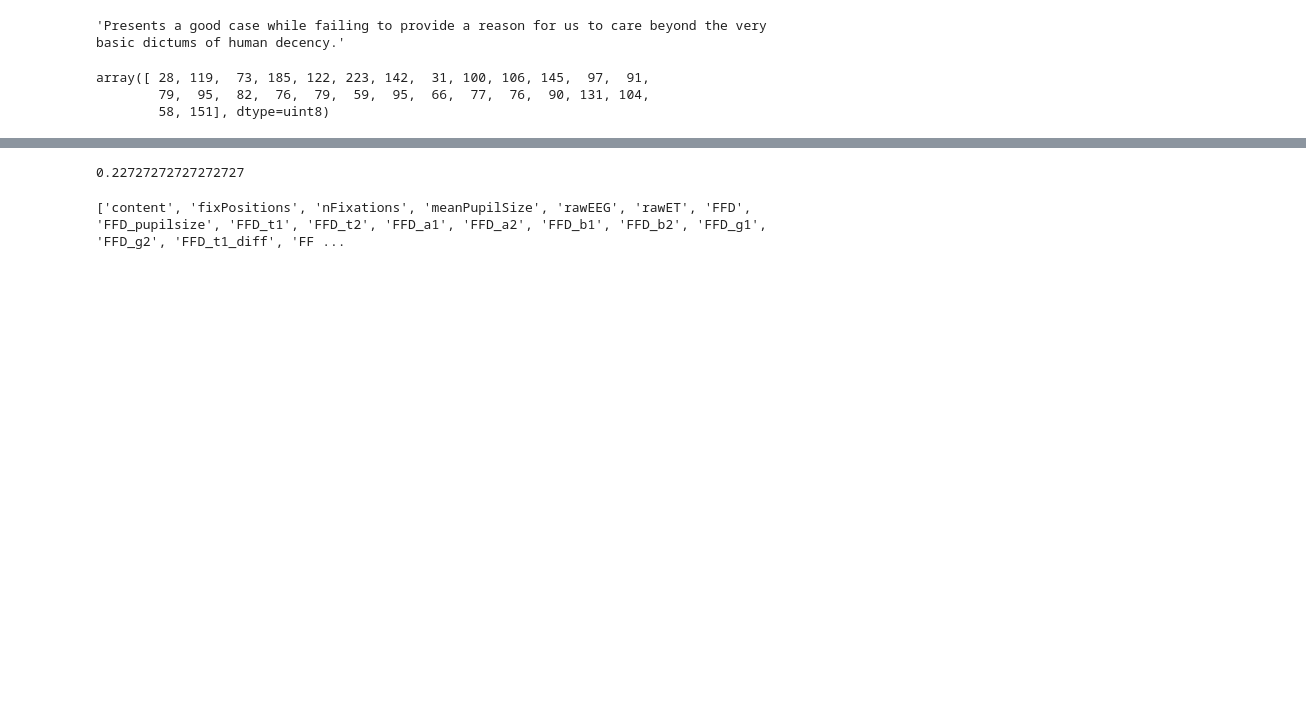
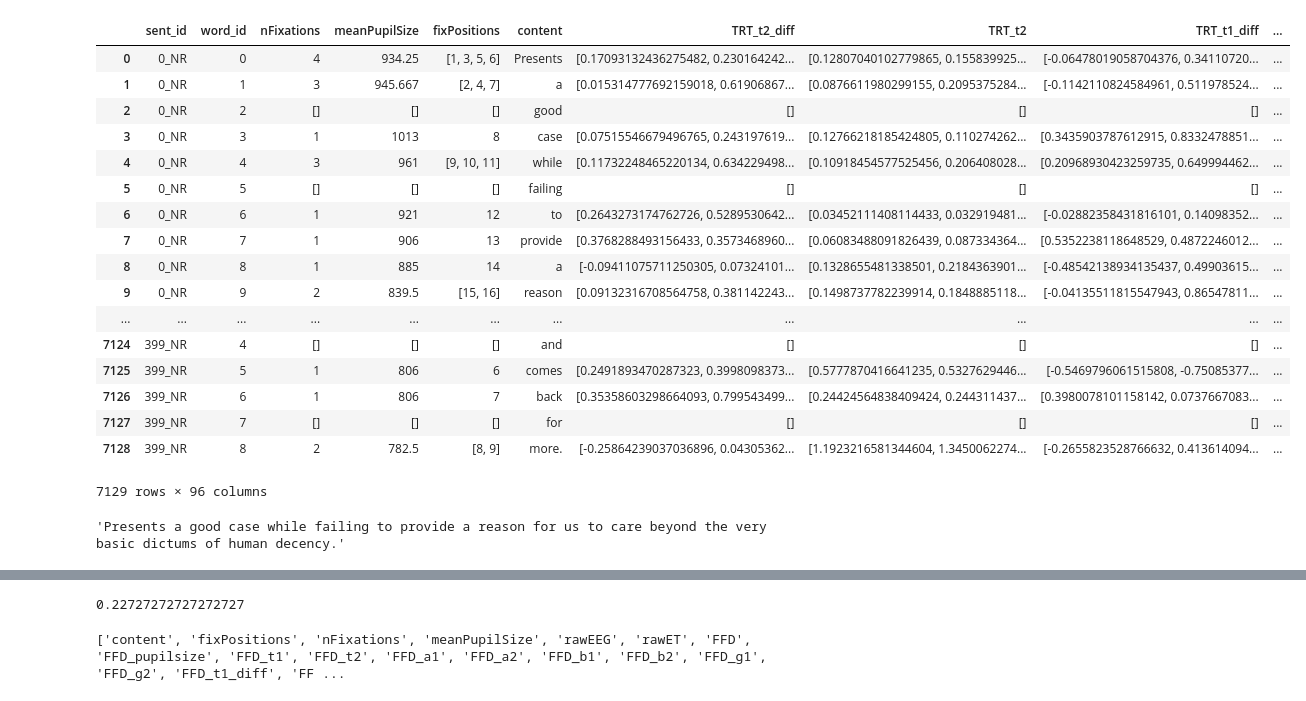
Before and after one commit to PosoSAgapo/NER-with-EEG-and-ET, a Jupyter notebook: data_preprocessing.ipynb, the cells around one changed output, grey strips where cells are left out. Drawn from its saved outputs; the diff is of its cells as text; code cells hidden in the pictures; blank space fills up the shorter version.

```diff
--- a/data_preprocessing.ipynb
+++ b/data_preprocessing.ipynb
@@ -20,20 +18,56 @@ getattr(data[0],data[0]._fieldnames[0])
 # %%
-def mk_dataframe(task:str, subject:int, word=False):
+def mk_dataframe(task:str, subject:int):
     """
-        Args: Sentence level data for a single subject.
-        Return: dataframe.
+        Args: Task number ("task1", "task2", "task3" , test subject(0-11).
+        Return: DataFrame on word level.
     """
     files = get_files(task)
     data = io.loadmat(files[subject], squeeze_me=True, struct_as_record=False)['sentenceData']
-    fields = sorted(list(set([field for sent in data for field in sent._fieldnames if field != 'word'])))
-    df = pd.DataFrame(index=range(1,len(data)+1), columns=[fields])
+
+    n_words = sum([len(sent.word) for sent in data])
+    fields = list(set(field for sent in data for word in sent.word for field in word._fieldnames\
+                 if not field.startswith('raw')))
+    fields = sorted(fields, reverse=True)
+
+    fields.insert(0, 'word_id')
+    fields.insert(0, 'sent_id')
+
+    df = pd.DataFrame(index=range(n_words), columns=[fields])
+    k = 0
     for i, sent in enumerate(data):
-        df.iloc[i] = [getattr(sent, field) if hasattr(sent, field) else 'NaN' for field in fields]
+        for j, word in enumerate(sent.word):
+            df.iloc[k, 0] = str(i) + '_NR' if task=='task1' or task=='task2' else str(i) + '_TSR'
+            df.iloc[k, 1] = j
+            df.iloc[k, 2:] = [getattr(word, field) if hasattr(word, field) else np.nan\
+                              for field in fields[2:]]
+            k += 1
+
     return df
 # %%
 files_task1 = get_files('task1')
 files_task2 = get_files('task2')
 files_task3 = get_files('task3')
+# %%
+mk_dataframe('task1', 0)
+# %% [output]
+|  | sent_id | word_id | nFixations | meanPupilSize | fixPositions | content | TRT_t2_diff | TRT_t2 | TRT_t1_diff | ... |
+| 0 | 0_NR | 0 | 4 | 934.25 | [1, 3, 5, 6] | Presents | [0.17093132436275482, 0.230164242... | [0.12807040102779865, 0.155839925... | [-0.06478019058704376, 0.34110720... | ... |
+| 1 | 0_NR | 1 | 3 | 945.667 | [2, 4, 7] | a | [0.015314777692159018, 0.61906867... | [0.0876611980299155, 0.2095375284... | [-0.1142110824584961, 0.511978524... | ... |
+| 2 | 0_NR | 2 | [] | [] | [] | good | [] | [] | [] | ... |
+| 3 | 0_NR | 3 | 1 | 1013 | 8 | case | [0.07515546679496765, 0.243197619... | [0.12766218185424805, 0.110274262... | [0.3435903787612915, 0.8332478851... | ... |
+| 4 | 0_NR | 4 | 3 | 961 | [9, 10, 11] | while | [0.11732248465220134, 0.634229498... | [0.10918454577525456, 0.206408028... | [0.20968930423259735, 0.649994462... | ... |
+| 5 | 0_NR | 5 | [] | [] | [] | failing | [] | [] | [] | ... |
+| 6 | 0_NR | 6 | 1 | 921 | 12 | to | [0.2643273174762726, 0.5289530642... | [0.03452111408114433, 0.032919481... | [-0.02882358431816101, 0.14098352... | ... |
+| 7 | 0_NR | 7 | 1 | 906 | 13 | provide | [0.3768288493156433, 0.3573468960... | [0.06083488091826439, 0.087334364... | [0.5352238118648529, 0.4872246012... | ... |
+| 8 | 0_NR | 8 | 1 | 885 | 14 | a | [-0.09411075711250305, 0.07324101... | [0.1328655481338501, 0.2184363901... | [-0.48542138934135437, 0.49903615... | ... |
+| 9 | 0_NR | 9 | 2 | 839.5 | [15, 16] | reason | [0.09132316708564758, 0.381142243... | [0.1498737782239914, 0.1848885118... | [-0.04135511815547943, 0.86547811... | ... |
+| ... | ... | ... | ... | ... | ... | ... | ... | ... | ... | ... |
+| 7124 | 399_NR | 4 | [] | [] | [] | and | [] | [] | [] | ... |
+| 7125 | 399_NR | 5 | 1 | 806 | 6 | comes | [0.2491893470287323, 0.3998098373... | [0.5777870416641235, 0.5327629446... | [-0.5469796061515808, -0.75085377... | ... |
+| 7126 | 399_NR | 6 | 1 | 806 | 7 | back | [0.35358603298664093, 0.799543499... | [0.24424564838409424, 0.244311437... | [0.3980078101158142, 0.0737667083... | ... |
+| 7127 | 399_NR | 7 | [] | [] | [] | for | [] | [] | [] | ... |
+| 7128 | 399_NR | 8 | 2 | 782.5 | [8, 9] | more. | [-0.25864239037036896, 0.04305362... | [1.1923216581344604, 1.3450062274... | [-0.2655823528766632, 0.413614094... | ... |
+7129 rows × 96 columns
 # %%
 # index of the array `data` is the number of sentence
 data = io.loadmat(files_task1[0], squeeze_me=True, struct_as_record=False)['sentenceData']
@@ -46,9 +80,3 @@ getattr(data[0],data[0]._fieldnames[0])
 'Presents a good case while failing to provide a reason for us to care beyond the very basic dictums of human decency.'
 # %%
 fixations = data[0].allFixations
-# %%
-fixations.duration
-# %% [output]
-array([ 28, 119,  73, 185, 122, 223, 142,  31, 100, 106, 145,  97,  91,
-        79,  95,  82,  76,  79,  59,  95,  66,  77,  76,  90, 131, 104,
-        58, 151], dtype=uint8)
```
Also changed, not shown: parts of 9 cells of this notebook.
